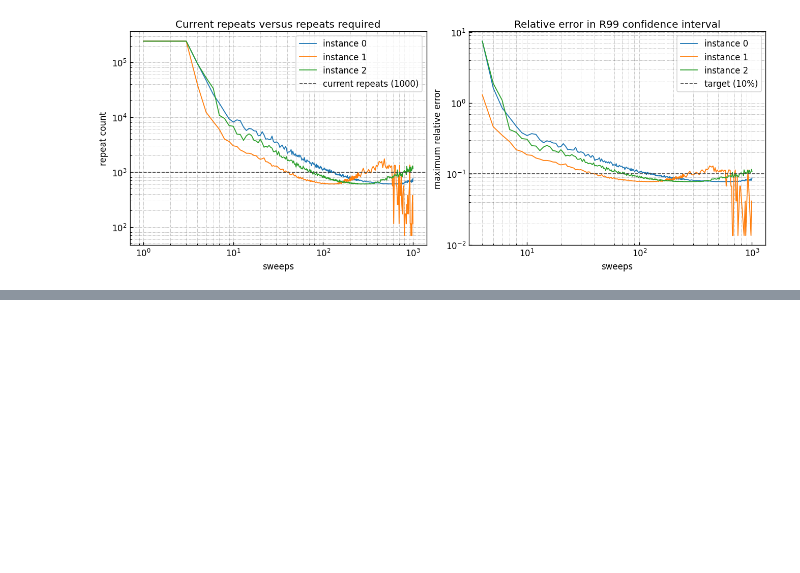
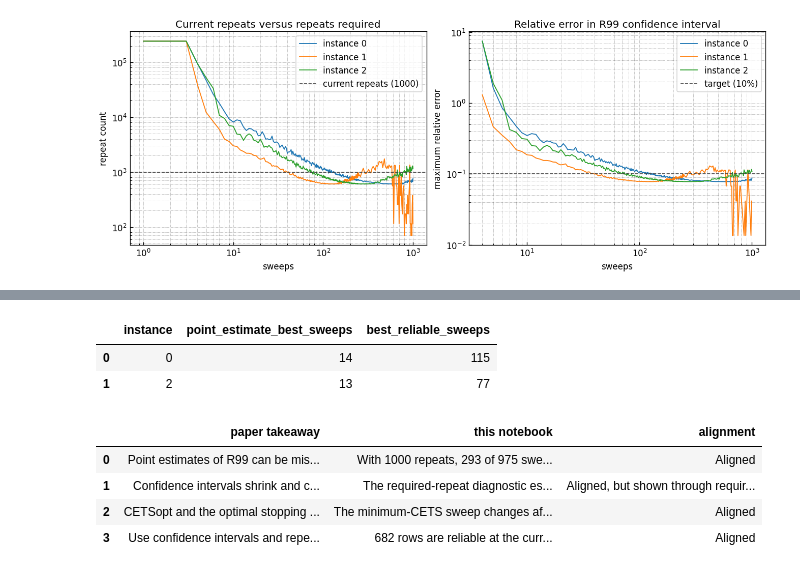
Before and after one commit to usra-riacs/stochastic-benchmark, a Jupyter notebook: examples/Simulated_Annealing/reliability_analysis.ipynb, the cells around one changed output, grey strips where cells are left out. Drawn from its saved outputs; the diff is of its cells as text; code cells hidden in the pictures; blank space fills up the shorter version.

```diff
--- a/examples/Simulated_Annealing/reliability_analysis.ipynb
+++ b/examples/Simulated_Annealing/reliability_analysis.ipynb
@@ -349,0 +453,60 @@ Rows with statistically unresolved intervals: 102
+# %%
+finite_relative_error = report["maximum_relative_error"].replace([np.inf, -np.inf], np.nan)
+required_quantiles = report["required_repeats"].quantile([0.5, 0.75, 0.9, 0.99]).astype(int)
+needs_more_rows = int(report["reliability_status"].eq("needs_more_trials").sum())
+reliable_rows = int(report["reliability_status"].eq("reliable").sum())
+nonfinite_upper_intervals = int(report["R99_ci_upper"].replace([np.inf, -np.inf], np.nan).isna().sum())
+changed_strategy_rows = strategy_comparison.loc[
+    ~strategy_comparison["same_sweep_when_requiring_reliability"],
+    ["instance", "point_estimate_best_sweeps", "best_reliable_sweeps"],
+]
+
+paper_alignment = pd.DataFrame(
+    [
+        {
+            "paper takeaway": "Point estimates of R99 can be misleading when the repeat count is insufficient.",
+            "this notebook": (
+                f"With {current_repeats} repeats, {needs_more_rows} of {len(report)} sweep settings "
+                f"still need more repeats; {nonfinite_upper_intervals} settings have non-finite R99 upper intervals."
+            ),
+            "alignment": "Aligned",
+        },
+        {
+            "paper takeaway": "Confidence intervals shrink and comparisons become more dependable as repeats increase.",
+            "this notebook": (
+                f"The required-repeat diagnostic estimates a median of {required_quantiles.loc[0.5]} repeats, "
+                f"75th percentile of {required_quantiles.loc[0.75]}, 90th percentile of {required_quantiles.loc[0.9]}, "
+                f"and 99th percentile of {required_quantiles.loc[0.99]} to hit the 10 percent target."
+            ),
+            "alignment": "Aligned, but shown through required repeats rather than n=100/1000/10000 panels",
+        },
+        {
+            "paper takeaway": "CETSopt and the optimal stopping strategy can change when estimates are noisy.",
+            "this notebook": (
+                f"The minimum-CETS sweep changes after requiring reliability for "
+                f"{len(changed_strategy_rows)} of {len(strategy_comparison)} instances."
+            ),
+            "alignment": "Aligned",
+        },
+        {
+            "paper takeaway": "Use confidence intervals and repeat planning before comparing stochastic optimizers.",
+            "this notebook": (
+                f"{reliable_rows} rows are reliable at the current repeat count, while "
+                f"{needs_more_rows} rows should be rerun before using their point estimates."
+            ),
+            "alignment": "Aligned",
+        },
+    ]
+)
+
+display(changed_strategy_rows.reset_index(drop=True))
+paper_alignment
+# %% [output]
+|  | instance | point_estimate_best_sweeps | best_reliable_sweeps |
+| 0 | 0 | 14 | 115 |
+| 1 | 2 | 13 | 77 |
+|  | paper takeaway | this notebook | alignment |
+| 0 | Point estimates of R99 can be mis... | With 1000 repeats, 293 of 975 swe... | Aligned |
+| 1 | Confidence intervals shrink and c... | The required-repeat diagnostic es... | Aligned, but shown through requir... |
+| 2 | CETSopt and the optimal stopping ... | The minimum-CETS sweep changes af... | Aligned |
+| 3 | Use confidence intervals and repe... | 682 rows are reliable at the curr... | Aligned |
```
Also changed, not shown: parts of 12 cells of this notebook, 1 other file.
